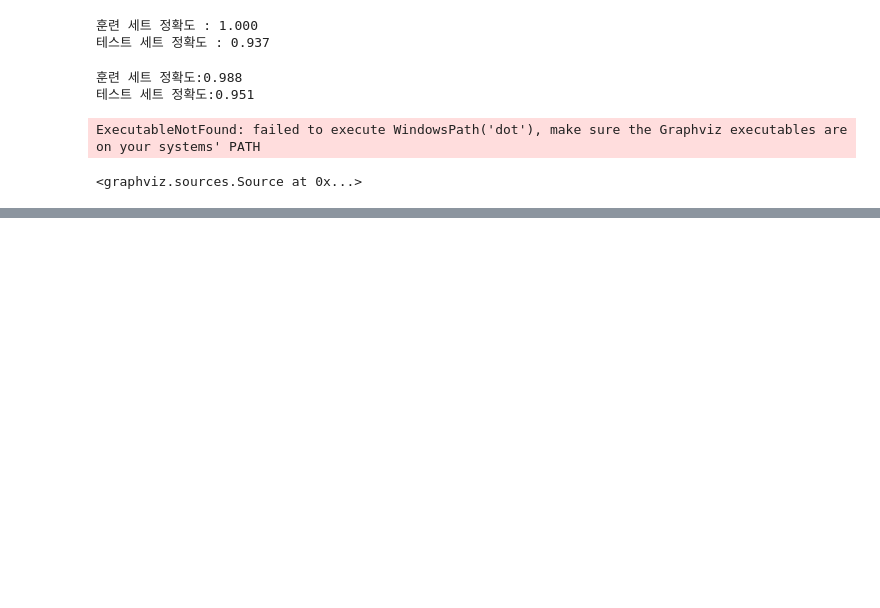
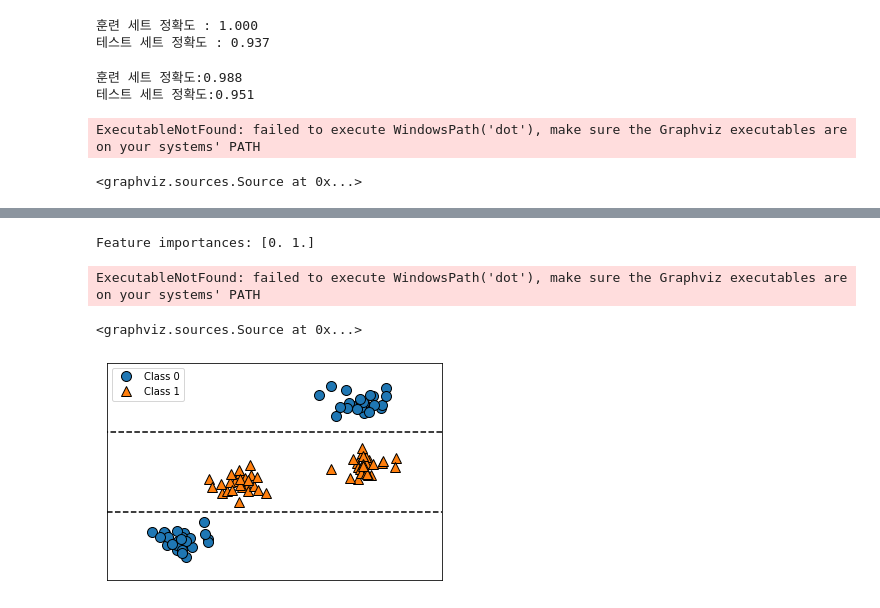
Before and after one commit to Sinindi/practice_project, a Jupyter notebook: AI/introduction_to_ml_with_python-master/practice/supervised.ipynb, the cells around one changed output, grey strips where cells are left out. Drawn from its saved outputs; the diff is of its cells as text; code cells hidden in the pictures; blank space fills up the shorter version.

```diff
--- a/AI/introduction_to_ml_with_python-master/practice/supervised.ipynb
+++ b/AI/introduction_to_ml_with_python-master/practice/supervised.ipynb
@@ -703,0 +724,8 @@ Solving environment: ...working... done
+# %%
+tree = mglearn.plots.plot_tree_not_monotone()
+display(tree)
+# %% [output]
+Feature importances: [0. 1.]
+ExecutableNotFound: failed to execute WindowsPath('dot'), make sure the Graphviz executables are on your systems' PATH
+<graphviz.sources.Source at 0x...>
+[figure, added]
```
Also changed, not shown: parts of 4 cells of this notebook, 1 other file.
